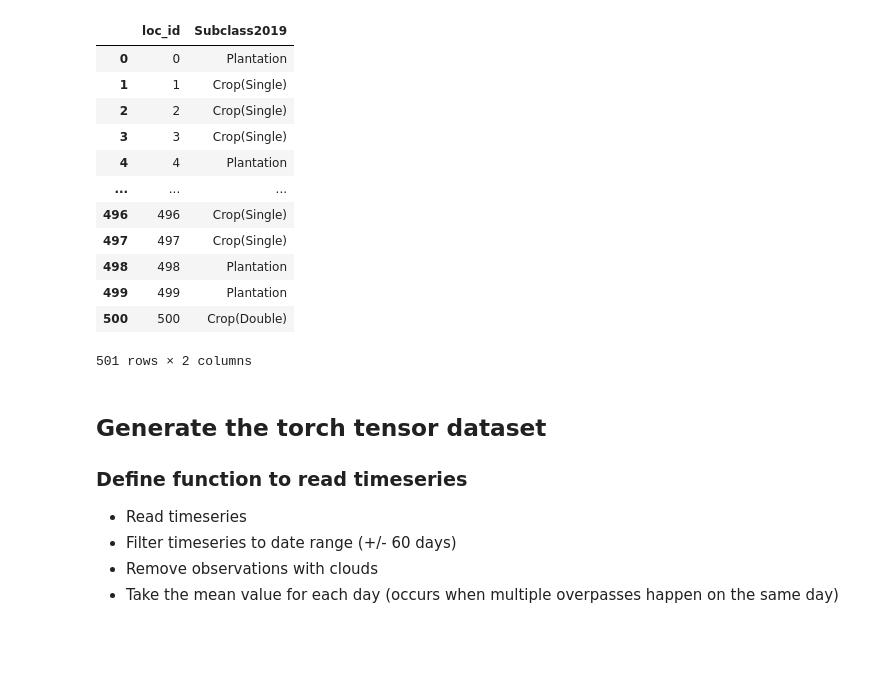
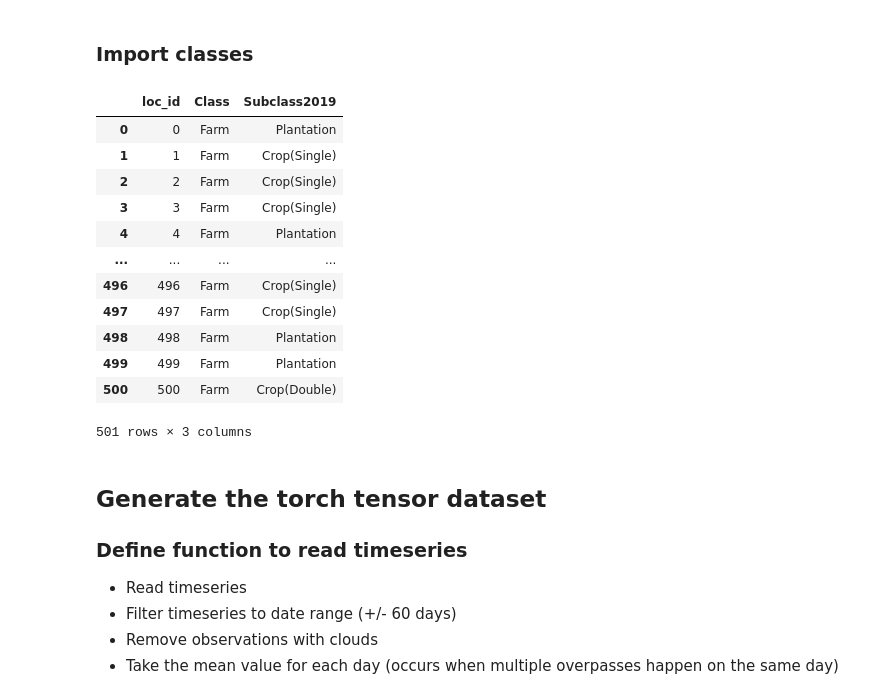
Before and after one commit to gopalpenny/manclassify, a Jupyter notebook: ml_classifier/transformer_trainer.ipynb, the cells around one changed output. Saved outputs shown, nothing was run; the diff lists cells and outputs as text; code cells hidden in the pictures; blank space fills up the shorter version.

```diff
--- a/ml_classifier/transformer_trainer.ipynb
+++ b/ml_classifier/transformer_trainer.ipynb
@@ -8,48 +8,50 @@ import re
 import sys
 from datetime import timedelta
 # from torch.nn.functional import normalize
+# %% [markdown]
+### Import classes
 # %%
 
 proj_paths = ["/Users/gopal/Google Drive/_Research/Research projects/ML/manclassify/app_data/Thailand",
               "/Users/gopalpenny/Library/CloudStorage/GoogleDrive-gopalpenny@gmail.com/My Drive/_Research/Research projects/ML/manclassify/app_data/Thailand"]
 
 proj_path = [path for path in proj_paths if os.path.exists(path)][0]
 
 class_path = os.path.join(proj_path,"Thailand_classification")
 ts_path = os.path.join(proj_path,"Thailand_download_timeseries")
 # pd.read_csv("
 os.listdir(class_path)
 
 loc_id = 0
 
 s2_csv_name = f"pt_ts_loc{loc_id}_s2.csv"
 s2_csv_name
 
 class_colname = 'Subclass2019'
 
 proj_normpath = os.path.normpath(proj_path)
 proj_dirname = proj_normpath.split(os.sep)[-1]
 proj_name = re.sub("_classification$","",proj_dirname)
 class_path = os.path.join(proj_path, proj_name + "_classification")
 ts_path = os.path.join(proj_path, proj_name + "_download_timeseries")
-pt_classes = pd.read_csv(os.path.join(class_path,"location_classification.csv"))
-pt_classes = pt_classes[['loc_id', class_colname]].dropna()
+pt_classes = pd.read_csv(os.path.join(class_path, "location_classification.csv"))
+pt_classes = pt_classes[['loc_id', 'Class', class_colname]].dropna()
 
 pt_classes
 # %% [output]
-|  | loc_id | Subclass2019 |
-| 0 | 0 | Plantation |
-| 1 | 1 | Crop(Single) |
-| 2 | 2 | Crop(Single) |
-| 3 | 3 | Crop(Single) |
-| 4 | 4 | Plantation |
-| ... | ... | ... |
-| 496 | 496 | Crop(Single) |
-| 497 | 497 | Crop(Single) |
-| 498 | 498 | Plantation |
-| 499 | 499 | Plantation |
-| 500 | 500 | Crop(Double) |
+|  | loc_id | Class | Subclass2019 |
+| 0 | 0 | Farm | Plantation |
+| 1 | 1 | Farm | Crop(Single) |
+| 2 | 2 | Farm | Crop(Single) |
+| 3 | 3 | Farm | Crop(Single) |
+| 4 | 4 | Farm | Plantation |
+| ... | ... | ... | ... |
+| 496 | 496 | Farm | Crop(Single) |
+| 497 | 497 | Farm | Crop(Single) |
+| 498 | 498 | Farm | Plantation |
+| 499 | 499 | Farm | Plantation |
+| 500 | 500 | Farm | Crop(Double) |
-501 rows × 2 columns
+501 rows × 3 columns
 # %% [markdown]
 ## Generate the torch tensor dataset
 
```
Also changed, not shown: parts of 30 cells of this notebook, 6 other files.
